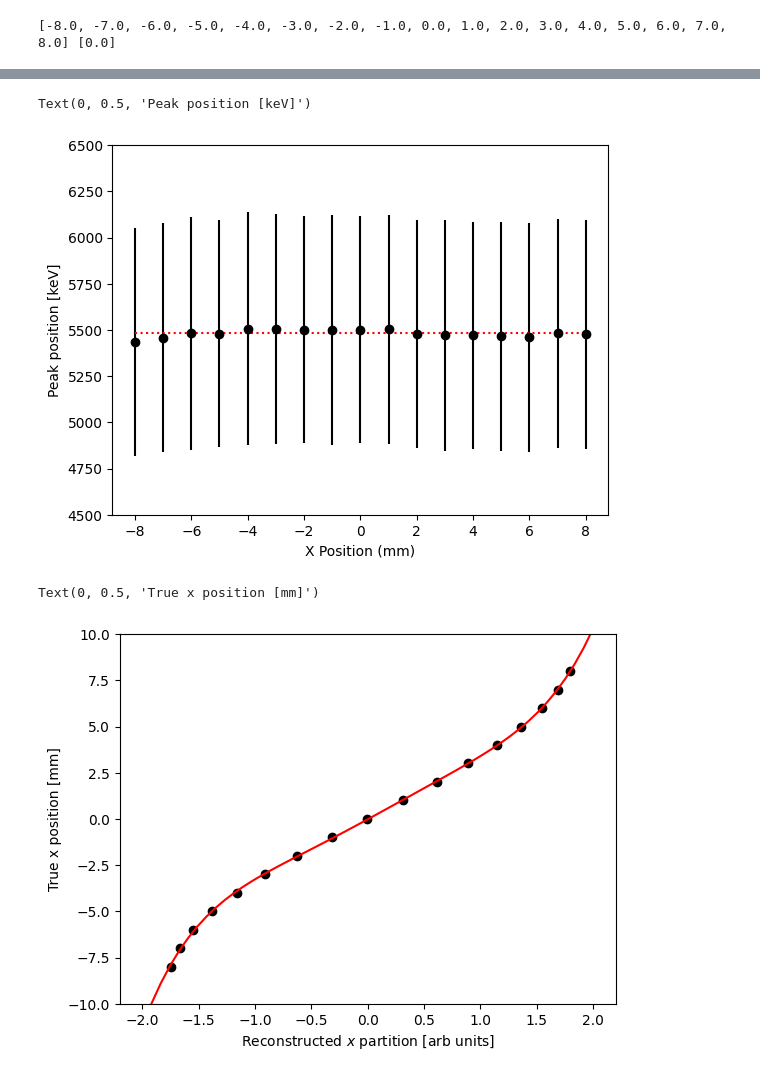
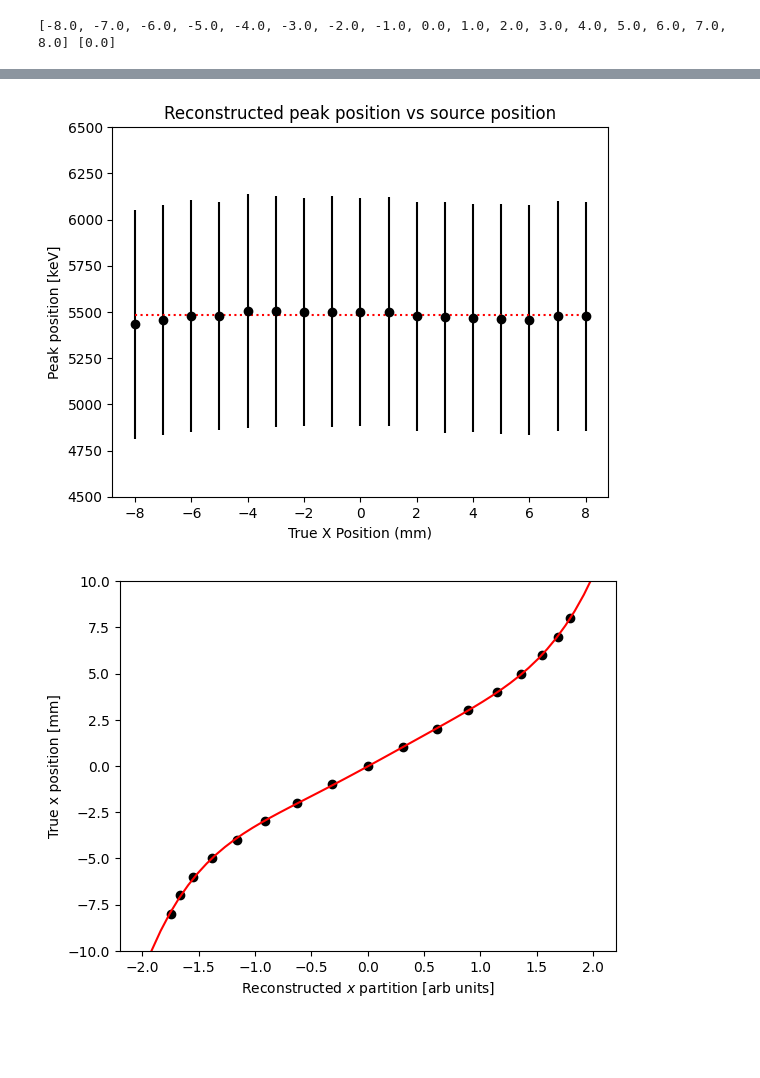
Before and after one commit to Moore-Lab/nanospheres, a Jupyter notebook: SiPMs/analyze_Am241_position_scan.ipynb, the cells around one changed output, grey strips where cells are left out. Cells and saved outputs as stored; diff of their text form; code cells hidden in the pictures; blank space fills up the shorter version.

Commit message:
updated plots

```diff
--- a/SiPMs/analyze_Am241_position_scan.ipynb
+++ b/SiPMs/analyze_Am241_position_scan.ipynb
@@ -8,6 +8,7 @@ path = "D:/data/SiPM/waveforms/20240506/pos_scan_line/"
 filename_list = glob.glob(path + "Am241_28V_*.pkl")
 template_file = "Am241_28V_x0.0_y0.0_*.pkl"
 ov=28
+save_figs = True
 # %%
 def parse_position(fname):
     file_parts = fname[:-4].split("_")
@@ -111,6 +112,10 @@ for ov in ov_list:
     plt.subplot(2,5,1)
     plt.legend()
     plt.tight_layout()
+
+    if(save_figs):
+        plt.savefig(os.path.join(path, 'plots', 'templates.png') )
+
     plt.show()
 # %% [output]
 [figure]
@@ -274,7 +279,7 @@ for xidx, xpos in enumerate(xval_list):
         CS = plt.contour(xc, yc, h2d.T, levels=[0.566], colors=[color_list[xidx]])
         CS.collections[0].set_label("x=%1.f mm"%xpos)
 
-        eng_cal_fac = 1.325
+        eng_cal_fac = 1.34
         norm = 1
         xx = np.linspace(0, bc[-1], 1000)
         amp_fit_vals[yidx,xidx] = gc_fit[1]*eng_cal_fac
@@ -332,6 +337,8 @@ sm = plt.cm.ScalarMappable(cmap=cmap, norm=plt.Normalize(vmin=-8, vmax=8))
 plt.colorbar(sm, ax=plt.gca(), label="True X position [mm]")
 plt.xlabel("Uncalibrated reconstucted X [mm]")
 plt.ylabel("Counts")
+if(save_figs):
+    plt.savefig(os.path.join(path, 'plots', 'x_position_scan_1d.png') )
 
 plt.figure(amp_fig_single.number)
 plt.title("Reconstructed energy, $^{241}$Am peak, x scan")
@@ -340,6 +347,8 @@ plt.xlabel(r"Reconstructed $\alpha$ energy [keV]")
 plt.ylabel("Counts")
 plt.xlim(3000,8000)
 plt.ylim(0,1000)
+if(save_figs):
+    plt.savefig(os.path.join(path, 'plots', 'energy_position_scan_1d.png') )
 
 plt.figure(xy_fig.number)
 plt.colorbar(sm, ax=plt.gca(), label="True X position [mm]")
@@ -347,6 +356,8 @@ plt.xlabel("Uncalibrated reconstucted X [mm]")
 plt.ylabel("Uncalibrated reconstucted Y [mm]")
 plt.xlim(-10,10)
 plt.ylim(-10,10)
+if(save_figs):
+    plt.savefig(os.path.join(path, 'plots', 'xy_position_scan_2d.png') )
 
 plt.show()
 # %% [output]
@@ -359,13 +370,16 @@ scanning +/-15 points
 # %%
 plt.figure()
 plt.errorbar(xval_list, amp_fit_vals[0], yerr=np.abs(sig_fit_vals[0]), fmt='ko')
 plt.plot(xval_list, np.ones_like(xval_list)*5486, 'r:')
 plt.ylim(4500, 6500)
-plt.xlabel("X Position (mm)")
+plt.xlabel("True X Position (mm)")
 plt.ylabel("Peak position [keV]")
+plt.title("Reconstructed peak position vs source position")
+
+if(save_figs):
+    plt.savefig(os.path.join(path, 'plots', 'eng_peak_position_scan_1d.png') )
 # %% [output]
-Text(0, 0.5, 'Peak position [keV]')
-[figure, old version]
+[figure, new version]
 # %%
 plt.figure()
 plt.plot(x_fit_vals[0], xval_list, 'ko')
@@ -376,6 +390,8 @@ plt.plot(xx, np.polyval(pvals, xx), 'r')
 plt.ylim(-10,10)
 plt.xlabel("Reconstructed $x$ partition [arb units]")
 plt.ylabel("True x position [mm]")
+
+if(save_figs):
+    plt.savefig(os.path.join(path, 'plots', 'peak_position_calibration.png') )
 # %% [output]
-Text(0, 0.5, 'True x position [mm]')
 [figure]
```
Also changed, not shown: parts of 6 cells of this notebook.
